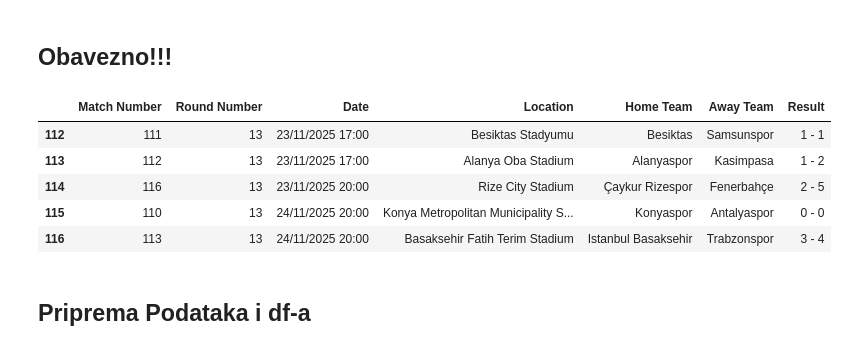
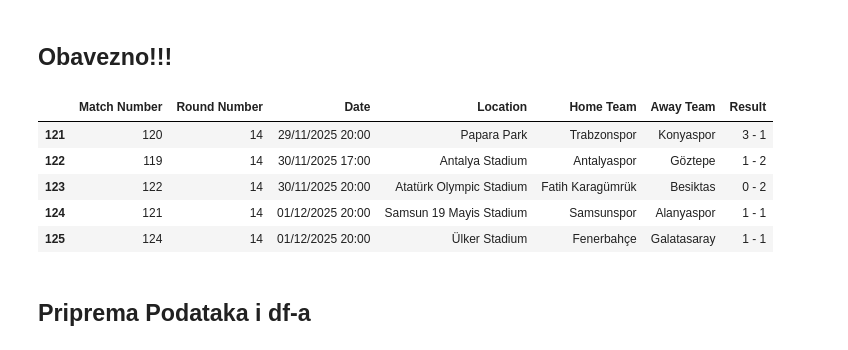
Before and after one commit to AmirBih/pred-rez-turska-liga, a Jupyter notebook: Odredi Formu Timova - Svako Kolo!.ipynb, the cells around one changed output. Saved outputs shown, nothing was run; the diff lists cells and outputs as text; code cells hidden in the pictures.

```diff
--- a/Odredi Formu Timova - Svako Kolo!.ipynb
+++ b/Odredi Formu Timova - Svako Kolo!.ipynb
@@ -13,15 +13,15 @@ df_25_6 = pd.read_csv("super-lig-2025.csv")
 ## Obavezno!!!
 # %%
 #odrediti duzinu sezone
-df_25_6 = df_25_6.head(117)
+df_25_6 = df_25_6.head(126)
 df_25_6.tail()
 # %% [output]
 |  | Match Number | Round Number | Date | Location | Home Team | Away Team | Result |
-| 112 | 111 | 13 | 23/11/2025 17:00 | Besiktas Stadyumu | Besiktas | Samsunspor | 1 - 1 |
-| 113 | 112 | 13 | 23/11/2025 17:00 | Alanya Oba Stadium | Alanyaspor | Kasimpasa | 1 - 2 |
-| 114 | 116 | 13 | 23/11/2025 20:00 | Rize City Stadium | Çaykur Rizespor | Fenerbahçe | 2 - 5 |
-| 115 | 110 | 13 | 24/11/2025 20:00 | Konya Metropolitan Municipality S... | Konyaspor | Antalyaspor | 0 - 0 |
-| 116 | 113 | 13 | 24/11/2025 20:00 | Basaksehir Fatih Terim Stadium | Istanbul Basaksehir | Trabzonspor | 3 - 4 |
+| 121 | 120 | 14 | 29/11/2025 20:00 | Papara Park | Trabzonspor | Konyaspor | 3 - 1 |
+| 122 | 119 | 14 | 30/11/2025 17:00 | Antalya Stadium | Antalyaspor | Göztepe | 1 - 2 |
+| 123 | 122 | 14 | 30/11/2025 20:00 | Atatürk Olympic Stadium | Fatih Karagümrük | Besiktas | 0 - 2 |
+| 124 | 121 | 14 | 01/12/2025 20:00 | Samsun 19 Mayis Stadium | Samsunspor | Alanyaspor | 1 - 1 |
+| 125 | 124 | 14 | 01/12/2025 20:00 | Ülker Stadium | Fenerbahçe | Galatasaray | 1 - 1 |
 # %% [markdown]
 ## Priprema Podataka i df-a
 # %%
```
Also changed, not shown: parts of 2 cells of this notebook, 9 other files.
